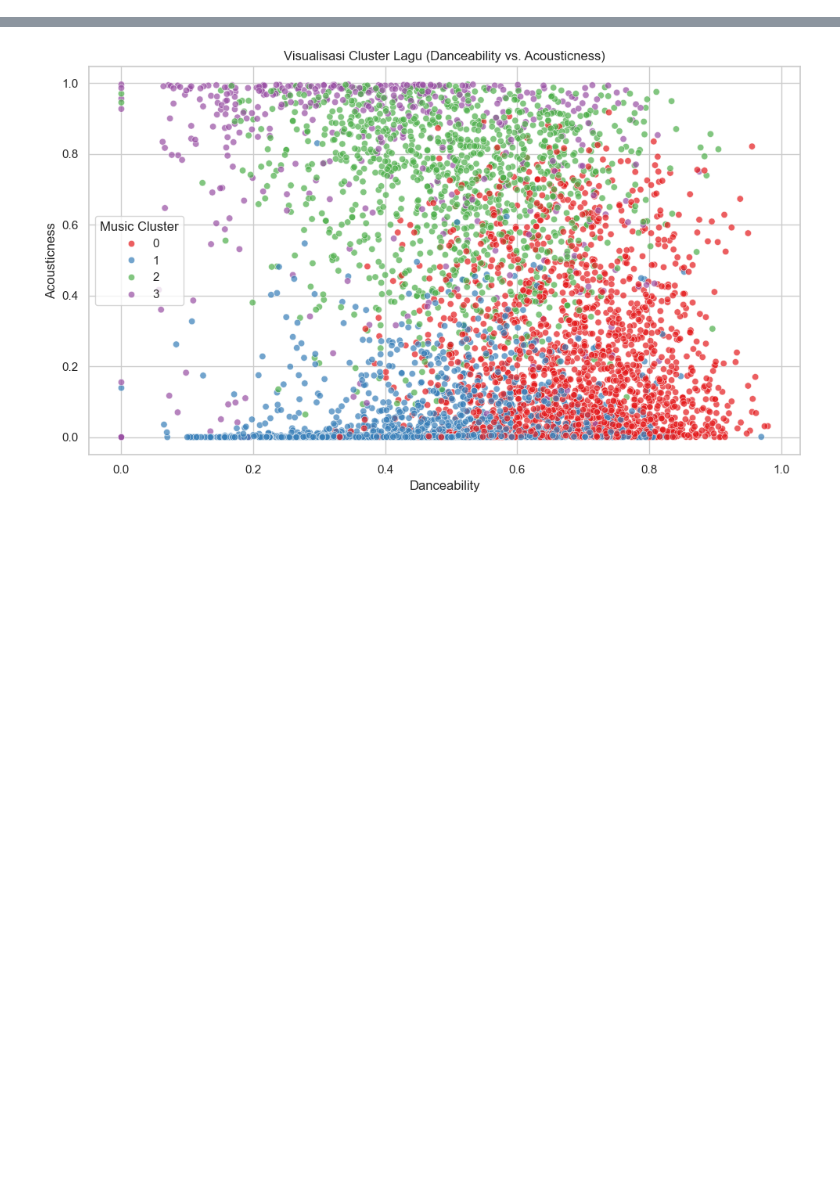
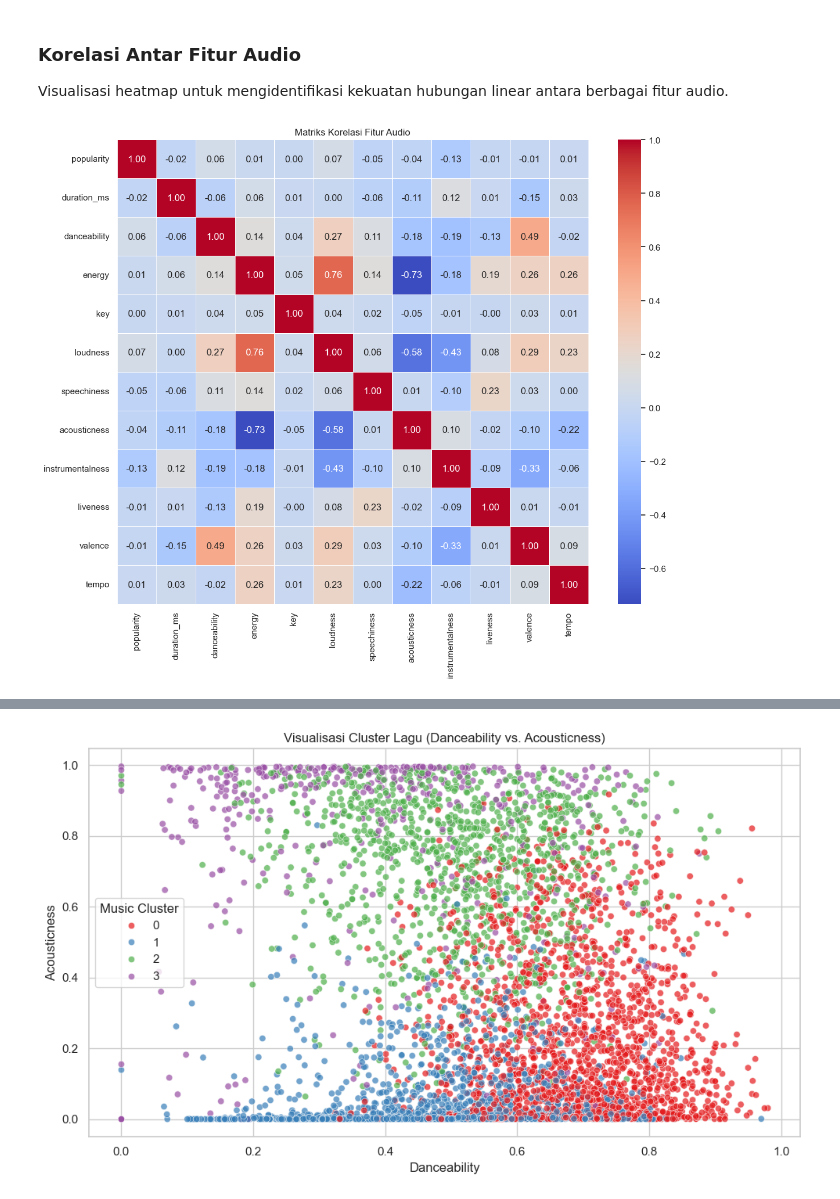
Before and after one commit to izamrosiawan/spotify-tracks-analysis, a Jupyter notebook: notebook.ipynb, the cells around one changed output, grey strips where cells are left out. Saved outputs shown, nothing was run; the diff lists cells and outputs as text; code cells hidden in the pictures; blank space fills up the shorter version.

```diff
--- a/notebook.ipynb
+++ b/notebook.ipynb
@@ -236,0 +111,20 @@ Kita plot sebaran cluster menggunakan fitur `danceability` vs `acousticness`.
+# %% [markdown]
+### Korelasi Antar Fitur Audio
+Visualisasi heatmap untuk mengidentifikasi kekuatan hubungan linear antara berbagai fitur audio.
+# %%
+# Memilih fitur audio utama
+audio_features = ['popularity', 'duration_ms', 'danceability', 'energy', 'key',
+                  'loudness', 'speechiness', 'acousticness', 'instrumentalness',
+                  'liveness', 'valence', 'tempo']
+
+corr_matrix = df[audio_features].corr()
+
+# Plot Heatmap Korelasi
+plt.figure(figsize=(12, 10))
+sns.heatmap(corr_matrix, annot=True, cmap='coolwarm', fmt=".2f", linewidths=0.5)
+plt.title('Matriks Korelasi Fitur Audio')
+plt.tight_layout()
+plt.savefig('plots/correlation_matrix.png', dpi=150)
+plt.show()
+# %% [output]
+[figure, added]
```
Also changed, not shown: parts of 40 cells of this notebook, 6 other files.
